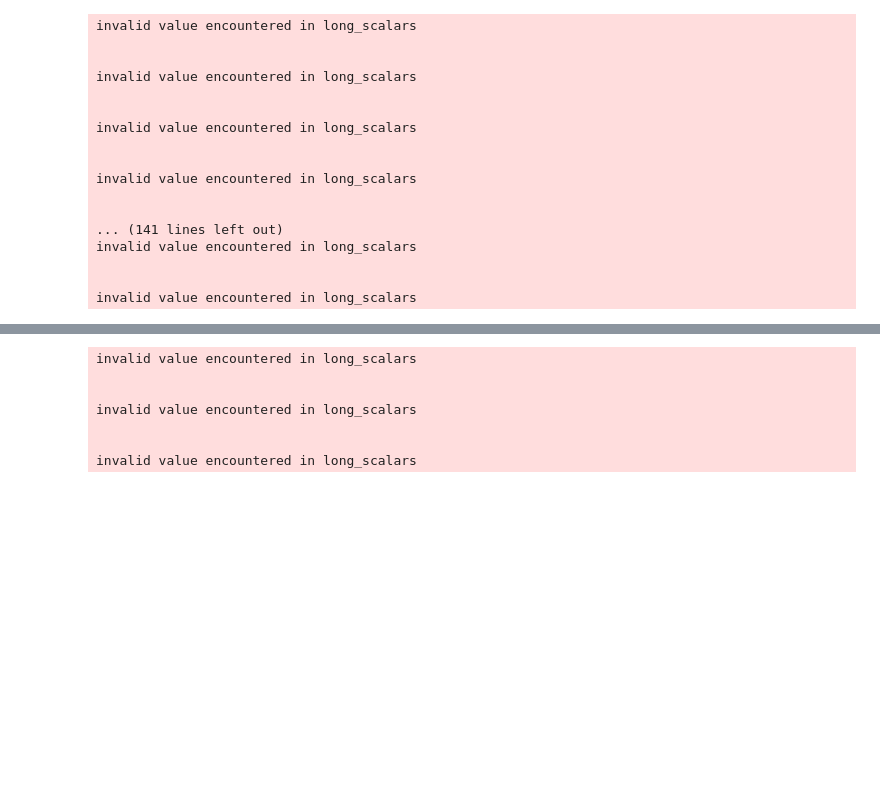
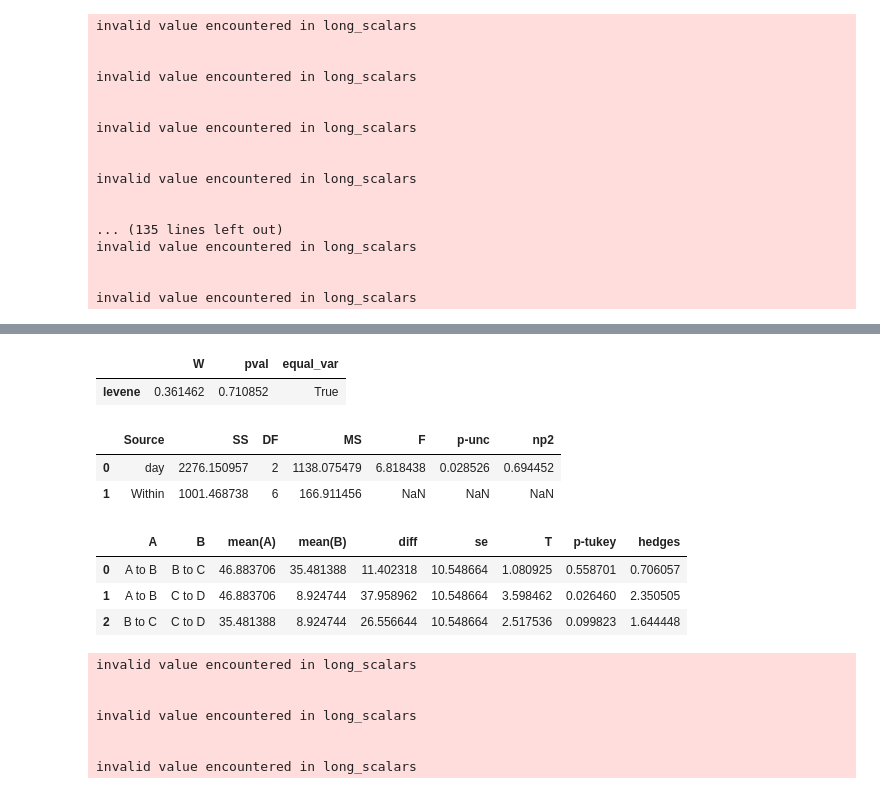
Before and after one commit to austinbaggetta/MultiCon_Analysis, a Jupyter notebook: MultiCon_AfterHours/analysis/behavior_analysis.ipynb, the cells around one changed output, grey strips where cells are left out. Saved outputs shown, nothing was run; the diff lists cells and outputs as text; code cells hidden in the pictures; blank space fills up the shorter version.

```diff
--- a/MultiCon_AfterHours/analysis/behavior_analysis.ipynb
+++ b/MultiCon_AfterHours/analysis/behavior_analysis.ipynb
@@ -49,12 +47,13 @@ for experiment in experiment_list:
         sdt_metrics = {}
         for session in np.arange(0, len(session_dict[mouse])):
             behav = pd.read_feather(pjoin(path, '{}_{}.feat'.format(mouse, session_dict[mouse][session])))
+            behav_nonprobe = behav.loc[~behav['probe']]
             reward_one, reward_two = np.unique(behav['reward_one'])[0], np.unique(behav['reward_two'])[0]
             forward_trials, reverse_trials = ctb.get_forward_reverse_trials(behav)
             forward_df = behav.loc[(behav['trials'].isin(forward_trials))]
             forward_df = forward_df.loc[~forward_df['probe']]
             ## Percent correct licking
-            pc = ctb.lick_accuracy(forward_df, port_one=reward_one, port_two=reward_two, by_trials=False)
+            pc = ctb.lick_accuracy(behav_nonprobe, port_one=reward_one, port_two=reward_two, by_trials=False)
             pc_trials = ctb.lick_accuracy(forward_df, port_one=reward_one, port_two=reward_two, by_trials=True)
             percent_correct[session] = pc
             percent_correct_trials[session] = pc_trials
@@ -80,7 +79,7 @@ invalid value encountered in long_scalars
 invalid value encountered in long_scalars
 
 
-... (141 lines left out)
+... (135 lines left out)
 invalid value encountered in long_scalars
 
 
@@ -123,5 +124,23 @@ fig.show()
 # %% [output]
 [interactive output not drawn]
+# %%
+pg.homoscedasticity(data=performance_drop, dv='drop', group='day')
+# %% [output]
+|  | W | pval | equal_var |
+| levene | 0.361462 | 0.710852 | True |
+# %%
+performance_drop.anova(dv='drop', between='day', detailed=True)
+# %% [output]
+|  | Source | SS | DF | MS | F | p-unc | np2 |
+| 0 | day | 2276.150957 | 2 | 1138.075479 | 6.818438 | 0.028526 | 0.694452 |
+| 1 | Within | 1001.468738 | 6 | 166.911456 | NaN | NaN | NaN |
+# %%
+performance_drop.pairwise_tukey(dv='drop', between='day')
+# %% [output]
+|  | A | B | mean(A) | mean(B) | diff | se | T | p-tukey | hedges |
+| 0 | A to B | B to C | 46.883706 | 35.481388 | 11.402318 | 10.548664 | 1.080925 | 0.558701 | 0.706057 |
+| 1 | A to B | C to D | 46.883706 | 8.924744 | 37.958962 | 10.548664 | 3.598462 | 0.026460 | 2.350505 |
+| 2 | B to C | C to D | 35.481388 | 8.924744 | 26.556644 | 10.548664 | 2.517536 | 0.099823 | 1.644448 |
 # %%
 ## Calculate percent correct during probe
 experiment_pc_probe = {}
```
Also changed, not shown: parts of 7 cells of this notebook, 3 other files.
